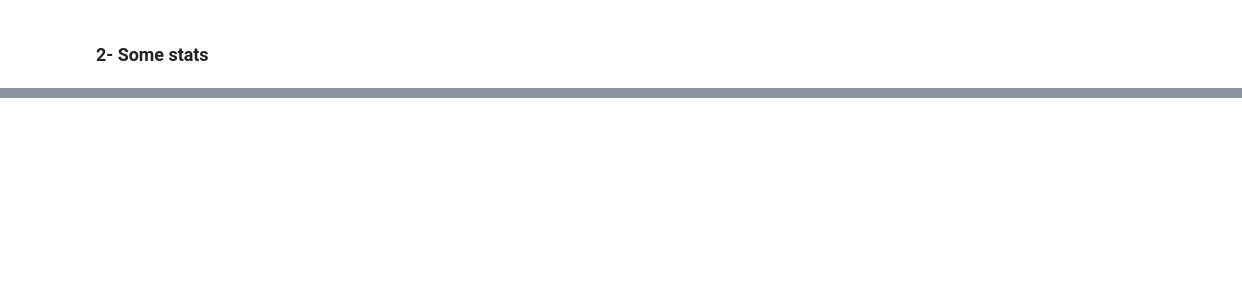
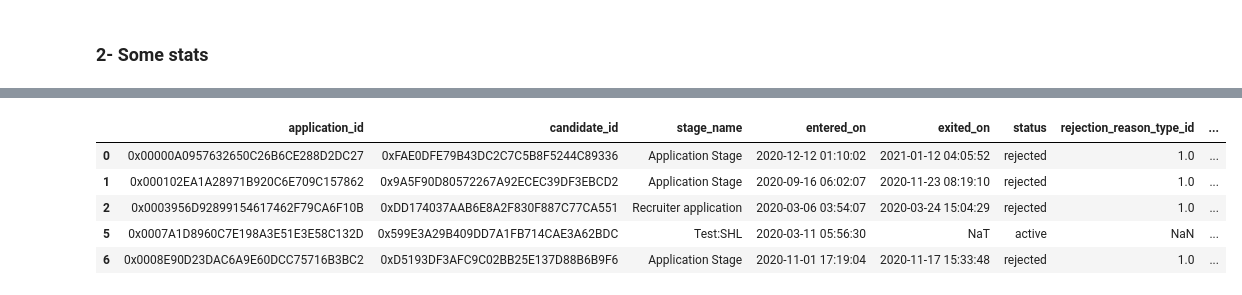
Before and after one commit to pepeette/ExerciseAGD, a Jupyter notebook: Test.ipynb, the cells around one changed output, grey strips where cells are left out. Cells and saved outputs as stored; diff of their text form; code cells hidden in the pictures; blank space fills up the shorter version.

Commit message:
test eda

```diff
--- a/Test.ipynb
+++ b/Test.ipynb
@@ -200,0 +270,14 @@ Name: source_id, Length: 91, dtype: int64
+# %%
+#we have more applications that went through further than candidates why
+duplicates = df.duplicated(subset=['application_id'], keep=False)
+unique_candidates = df[~df.duplicated(subset=['candidate_id'], keep=False)]
+
+matching_candidates = unique_candidates[unique_candidates['application_id'].isin(df_duplicates['application_id'])]
+unique_candidates.head()
+# %% [output]
+|  | application_id | candidate_id | stage_name | entered_on | exited_on | status | rejection_reason_type_id | ... |
+| 0 | 0x00000A0957632650C26B6CE288D2DC27 | 0xFAE0DFE79B43DC2C7C5B8F5244C89336 | Application Stage | 2020-12-12 01:10:02 | 2021-01-12 04:05:52 | rejected | 1.0 | ... |
+| 1 | 0x000102EA1A28971B920C6E709C157862 | 0x9A5F90D80572267A92ECEC39DF3EBCD2 | Application Stage | 2020-09-16 06:02:07 | 2020-11-23 08:19:10 | rejected | 1.0 | ... |
+| 2 | 0x0003956D92899154617462F79CA6F10B | 0xDD174037AAB6E8A2F830F887C77CA551 | Recruiter application | 2020-03-06 03:54:07 | 2020-03-24 15:04:29 | rejected | 1.0 | ... |
+| 5 | 0x0007A1D8960C7E198A3E51E3E58C132D | 0x599E3A29B409DD7A1FB714CAE3A62BDC | Test:SHL | 2020-03-11 05:56:30 | NaT | active | NaN | ... |
+| 6 | 0x0008E90D23DAC6A9E60DCC75716B3BC2 | 0xD5193DF3AFC9C02BB25E137D88B6B9F6 | Application Stage | 2020-11-01 17:19:04 | 2020-11-17 15:33:48 | rejected | 1.0 | ... |
```
Also changed, not shown: parts of 32 cells of this notebook.
